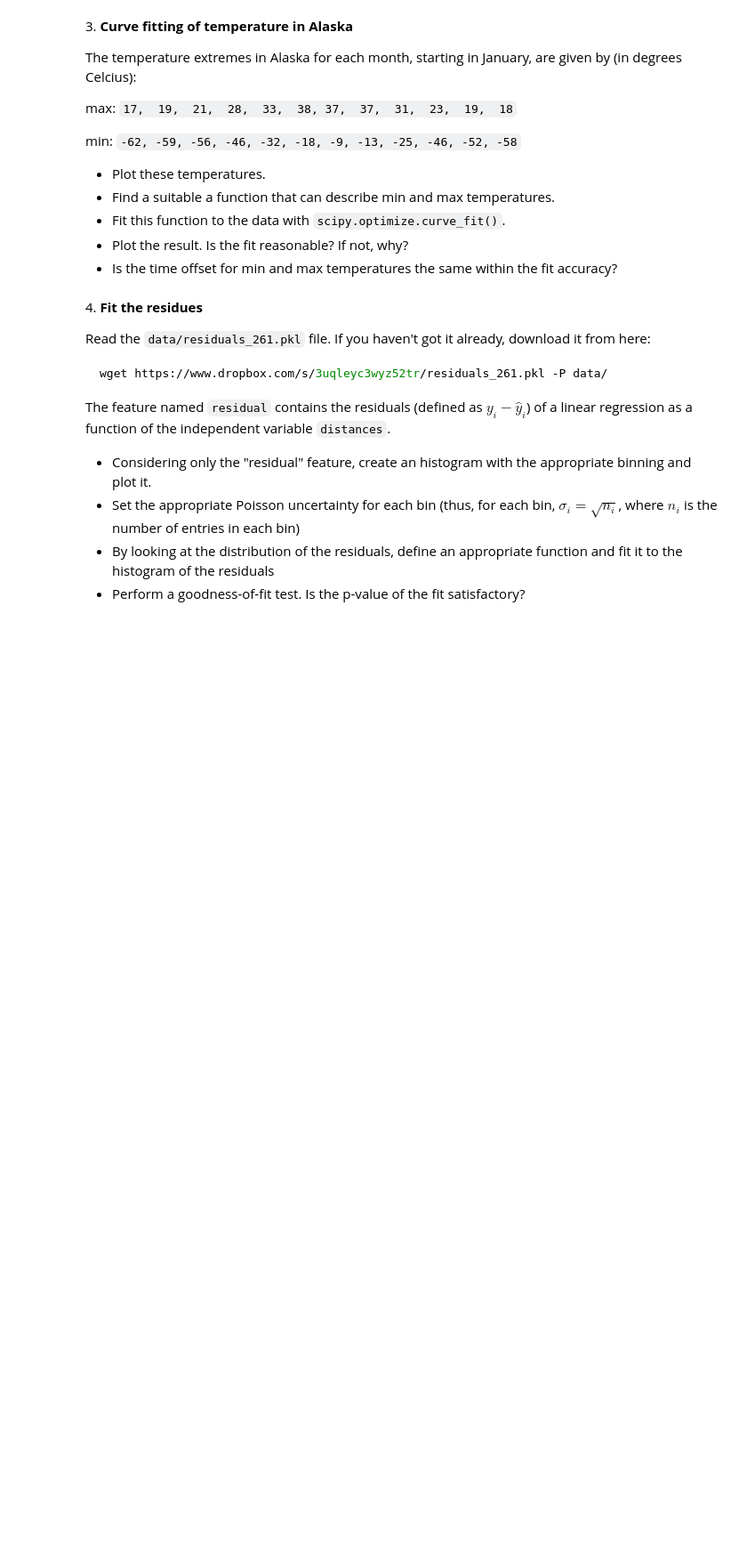
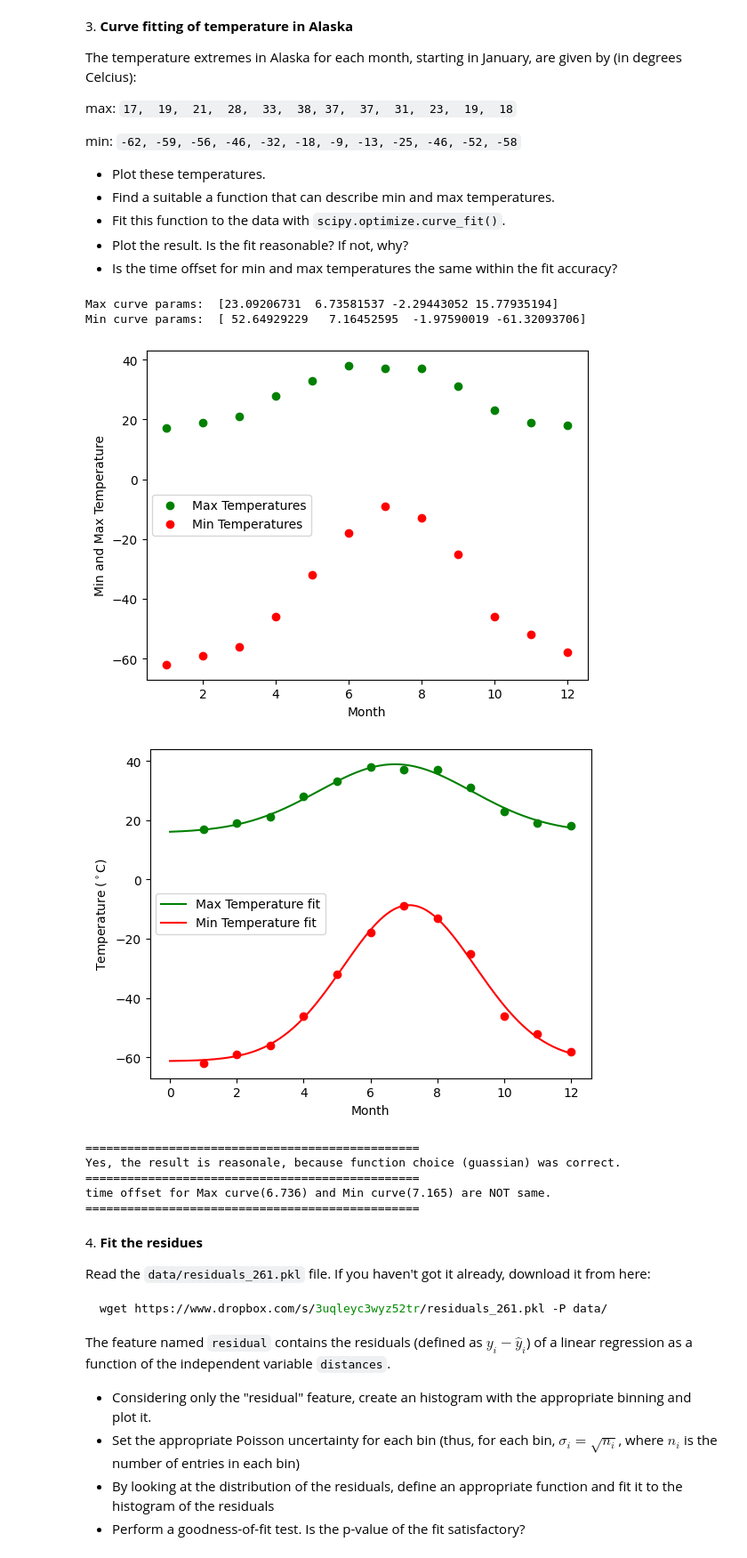
Before and after one commit to mvanaee/ScientificComputingWithPython2022, a Jupyter notebook: 10ex_tests/10ex_tests.ipynb, the cells around one changed output. Shown at 89% size. Cells and saved outputs as stored; diff of their text form; code cells hidden in the pictures; blank space fills up the shorter version.

```diff
--- a/10ex_tests/10ex_tests.ipynb
+++ b/10ex_tests/10ex_tests.ipynb
@@ -87,6 +114,56 @@ min: `-62, -59, -56, -46, -32, -18, -9, -13, -25, -46, -52, -58`
 * Fit this function to the data with `scipy.optimize.curve_fit()`.
 * Plot the result. Is the fit reasonable? If not, why?
 * Is the time offset for min and max temperatures the same within the fit accuracy?
+# %%
+import matplotlib.pyplot as plt
+from scipy import optimize
+
+months = np.arange(1, 13)
+mins = np. array([-62, -59, -56, -46, -32, -18, -9, -13, -25, -46, -52, -58])
+maxs = np. array([17,  19,  21,  28,  33,  38, 37,  37,  31,  23,  19,  18])
+
+plt.plot(months, maxs, 'go', label="Max Temperatures")
+plt.plot(months, mins, 'ro', label="Min Temperatures")
+plt.xlabel('Month')
+plt.ylabel('Min and Max Temperature')
+plt.legend()
+
+
+# The plot is like guassian function : a * exp(-(x-b)^2 / (2c^2)) + d
+def func_predict (x, a, b, c, d):
+    return a * np.exp(-(x-b)**2 / (2*c**2)) + d
+
+param_max, cov_max = optimize.curve_fit(func_predict, months, maxs)
+param_min, cov_min = optimize.curve_fit(func_predict, months, mins)
+
+print("Max curve params: ", param_max)
+print("Min curve params: ", param_min)
+
+days = np.linspace(0, 12, num=365)
+
+plt.figure()
+plt.plot(months, maxs, 'go')
+plt.plot(days, func_predict(days, *param_max), 'g-', label="Max Temperature fit")
+plt.plot(months, mins, 'ro')
+plt.plot(days, func_predict(days, *param_min), 'r-', label="Min Temperature fit")
+plt.xlabel('Month')
+plt.ylabel('Temperature ($^\circ$C)')
+plt.legend()
+plt.show()
+
+print("================================================")
+print("Yes, the result is reasonale, because function choice (guassian) was correct.\n================================================")
+print("time offset for Max curve(%.3f)"%  param_max[1], "and Min curve(%.3f)" %param_min[1], "are NOT same.\n================================================")
+# %% [output]
+Max curve params:  [23.09206731  6.73581537 -2.29443052 15.77935194]
+Min curve params:  [ 52.64929229   7.16452595  -1.97590019 -61.32093706]
+[figure, added]
+[figure, added]
+================================================
+Yes, the result is reasonale, because function choice (guassian) was correct.
+================================================
+time offset for Max curve(6.736) and Min curve(7.165) are NOT same.
+================================================
 # %% [markdown]
 4\. **Fit the residues**
 
```
Also changed, not shown: parts of 6 cells of this notebook.
